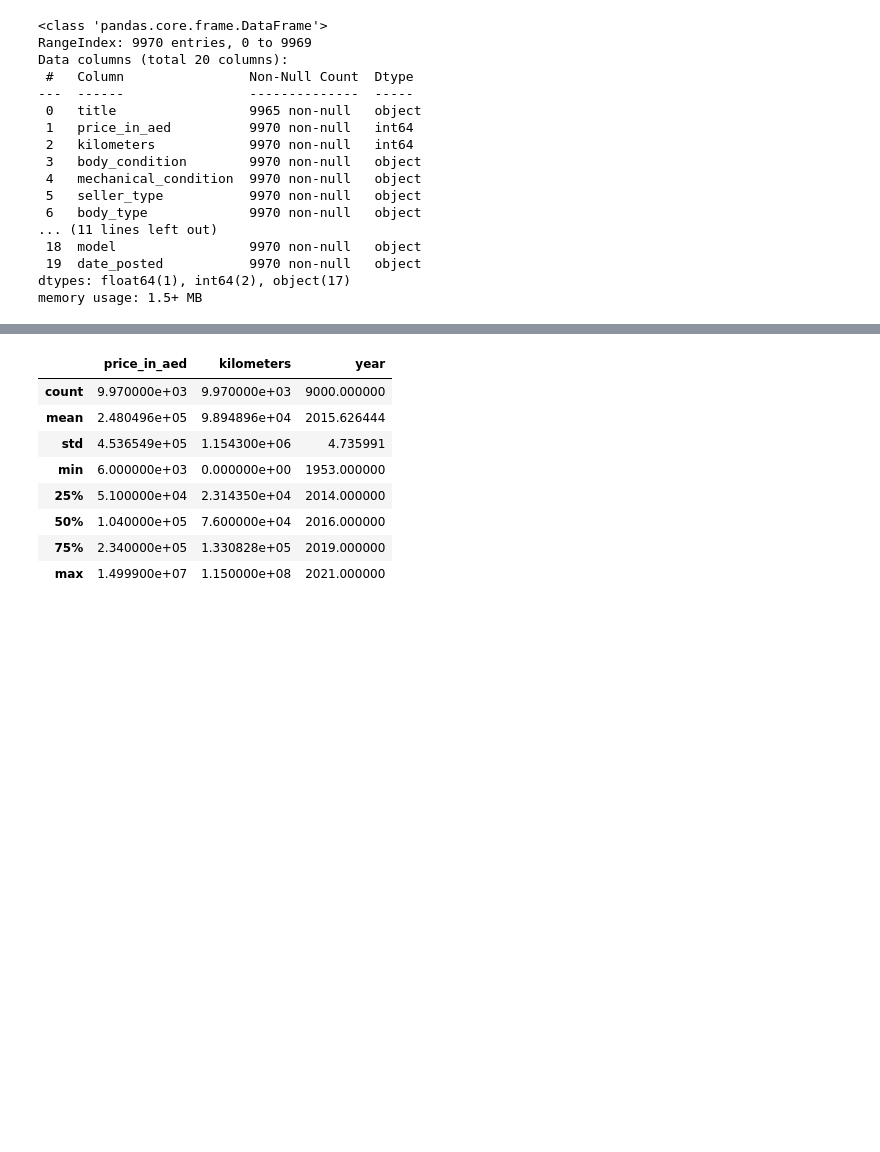
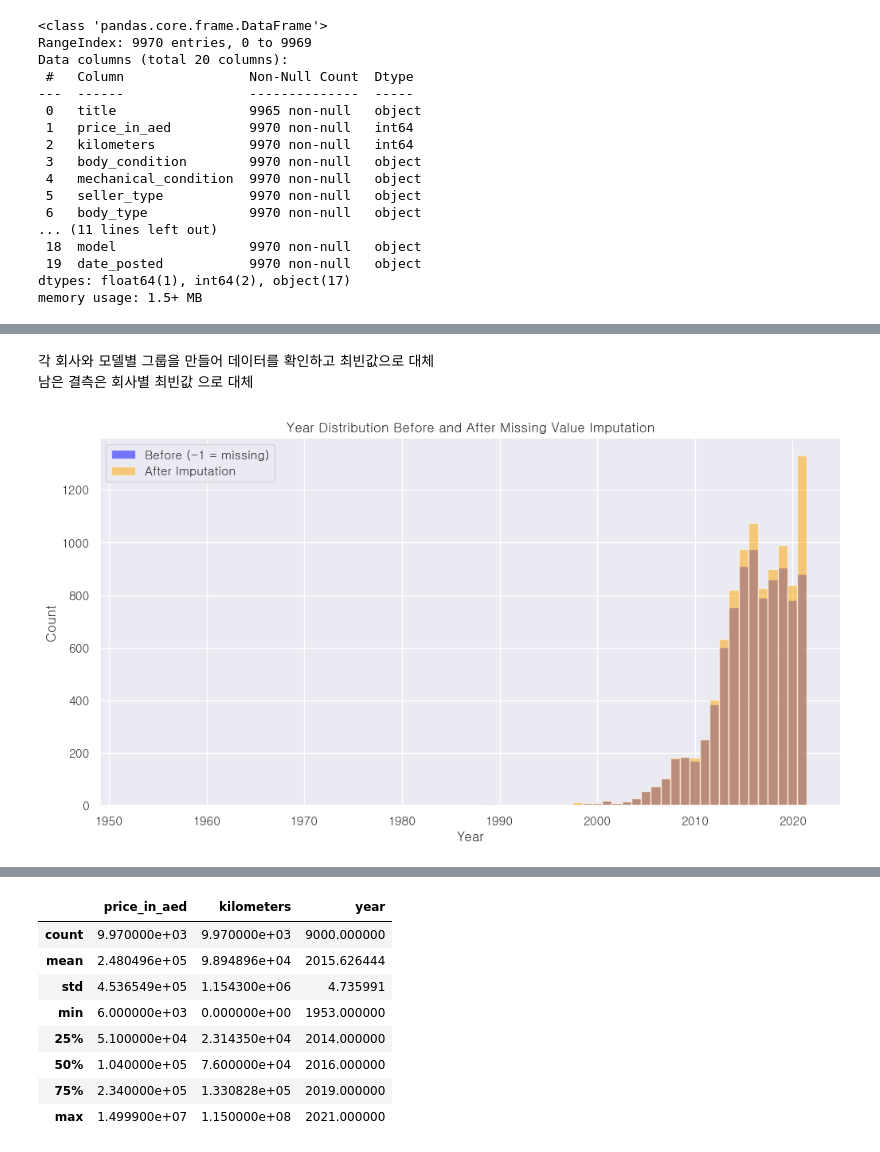
Before and after one commit to sjun4040/used-car-price-prediction, a Jupyter notebook: used-car-price-predict.ipynb, the cells around one changed output, grey strips where cells are left out. Cells and saved outputs as stored; diff of their text form; code cells hidden in the pictures; blank space fills up the shorter version.

```diff
--- a/used-car-price-predict.ipynb
+++ b/used-car-price-predict.ipynb
@@ -70,0 +113,4 @@ memory usage: 1.5+ MB
+# %%
+# 모든 컬럼에 대해 위 값들을 NaN으로 치환
+for col in df.columns:
+    df[col] = df[col].replace(non_na_like, np.nan)
@@ -70,0 +149,40 @@ memory usage: 1.5+ MB
+# %% [markdown]
+각 회사와 모델별 그룹을 만들어 데이터를 확인하고 최빈값으로 대체<br>
+남은 결측은 회사별 최빈값 으로 대체
+# %%
+df['year_backup'] = df['year'].copy()
+df['was_missing'] = df['year_backup'].isnull()
+
+
+# 우선 회사+모델별 최빈값 우선 대체
+df['year'] = df.groupby(['company', 'model'])['year'].transform(
+    lambda x: x.fillna(x.mode()[0] if not x.mode().empty else np.nan)
+)
+
+# 남은 결측은 회사별 최빈값 혹은 전체 연도 분포의 대표값으로 보충
+df['year'] = df.groupby('company')['year'].transform(
+    lambda x: x.fillna(x.mode()[0] if not x.mode().empty else np.nan)
+)
+df['year'] = df['year'].fillna(df['year'].mode()[0])
+# %%
+# -1로 대체(시각화용 temp)
+year_before = df['year_backup'].fillna(-1)
+year_after = df['year']
+
+# 연도 구간만을 bins로 (음수 구간 제외)
+real_year_min = int(min(year_before[year_before != -1].min(), year_after.min()))
+real_year_max = int(max(year_before[year_before != -1].max(), year_after.max()))
+bins = np.arange(real_year_min-0.5, real_year_max+1.5)
+
+plt.figure(figsize=(12,6))
+plt.hist(year_before, bins=bins,
+         alpha=0.5, color='blue', label='Before (-1 = missing)')
+plt.hist(year_after, bins=bins,
+         alpha=0.5, color='orange', label='After Imputation')
+plt.xlabel('Year')
+plt.ylabel('Count')
+plt.title('Year Distribution Before and After Missing Value Imputation')
+plt.legend()
+plt.show()
+# %% [output]
+[figure, added]
```
Also changed, not shown: parts of 85 cells of this notebook.
